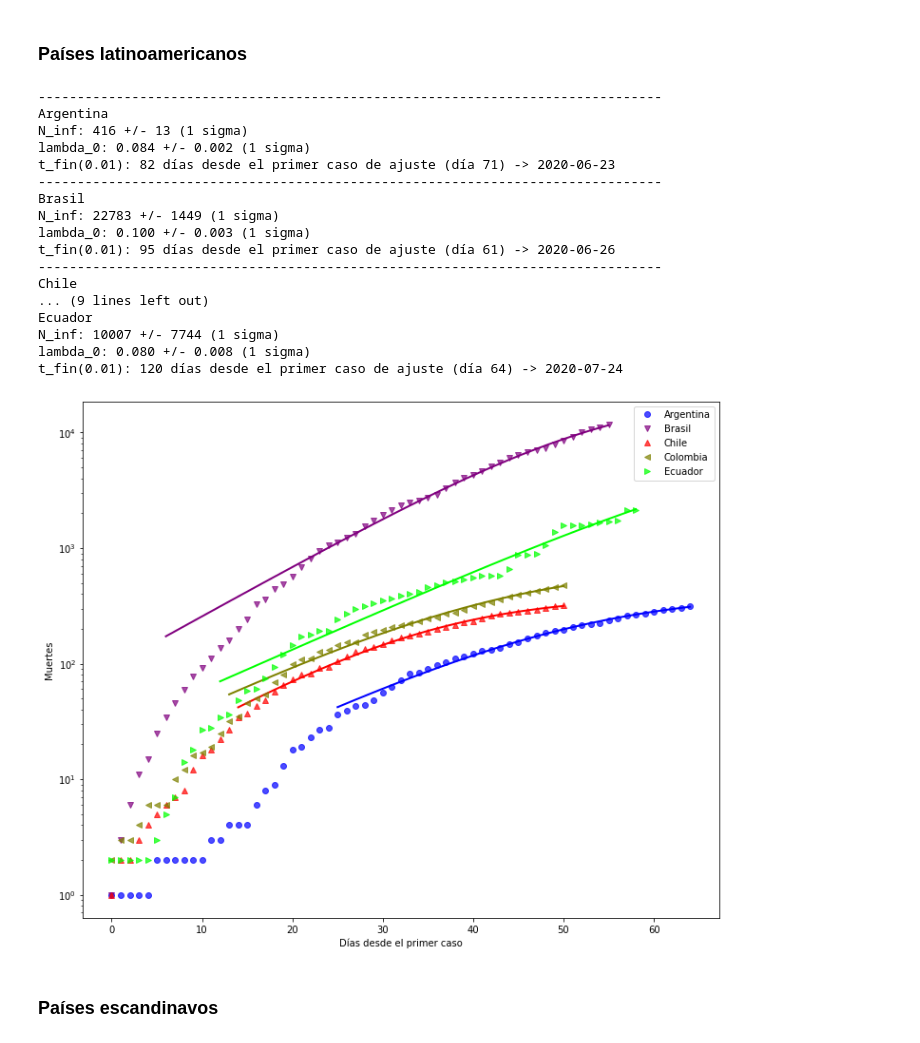
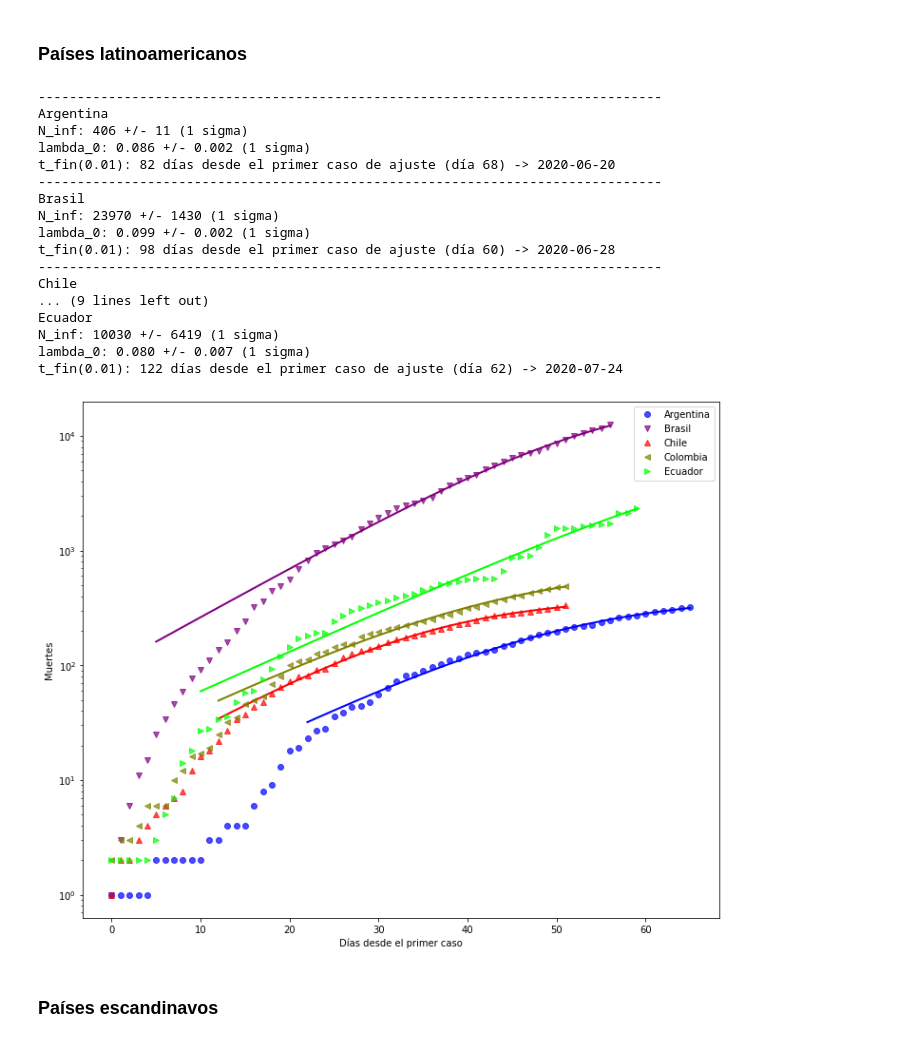
Before and after one commit to manuxch/logistic-covid19, a Jupyter notebook: Logistic_model_COVID-19.ipynb, the cells around one changed output. Saved outputs shown, nothing was run; the diff lists cells and outputs as text; code cells hidden in the pictures.

```diff
--- a/Logistic_model_COVID-19.ipynb
+++ b/Logistic_model_COVID-19.ipynb
@@ -276,26 +276,26 @@ t_fin(0.01): 72 días desde el primer caso de ajuste (día 56) -> 2020-05-29
 # %% [markdown]
 ### Países latinoamericanos
 # %%
-plot_fit(deadths_lat, 30, 'Muertes', logscale=True, p_fin=0.01)
+plot_fit(deadths_lat, 20, 'Muertes', logscale=True, p_fin=0.01)
 # %% [output]
 --------------------------------------------------------------------------------
 Argentina
-N_inf: 416 +/- 13 (1 sigma)
-lambda_0: 0.084 +/- 0.002 (1 sigma)
-t_fin(0.01): 82 días desde el primer caso de ajuste (día 71) -> 2020-06-23
+N_inf: 406 +/- 11 (1 sigma)
+lambda_0: 0.086 +/- 0.002 (1 sigma)
+t_fin(0.01): 82 días desde el primer caso de ajuste (día 68) -> 2020-06-20
 --------------------------------------------------------------------------------
 Brasil
-N_inf: 22783 +/- 1449 (1 sigma)
-lambda_0: 0.100 +/- 0.003 (1 sigma)
-t_fin(0.01): 95 días desde el primer caso de ajuste (día 61) -> 2020-06-26
+N_inf: 23970 +/- 1430 (1 sigma)
+lambda_0: 0.099 +/- 0.002 (1 sigma)
+t_fin(0.01): 98 días desde el primer caso de ajuste (día 60) -> 2020-06-28
 --------------------------------------------------------------------------------
 Chile
 ... (9 lines left out)
 Ecuador
-N_inf: 10007 +/- 7744 (1 sigma)
-lambda_0: 0.080 +/- 0.008 (1 sigma)
-t_fin(0.01): 120 días desde el primer caso de ajuste (día 64) -> 2020-07-24
+N_inf: 10030 +/- 6419 (1 sigma)
+lambda_0: 0.080 +/- 0.007 (1 sigma)
+t_fin(0.01): 122 días desde el primer caso de ajuste (día 62) -> 2020-07-24
-[figure, old version]
+[figure, new version]
 # %% [markdown]
 ### Países escandinavos
 # %%
```
Also changed, not shown: parts of 8 cells of this notebook.
